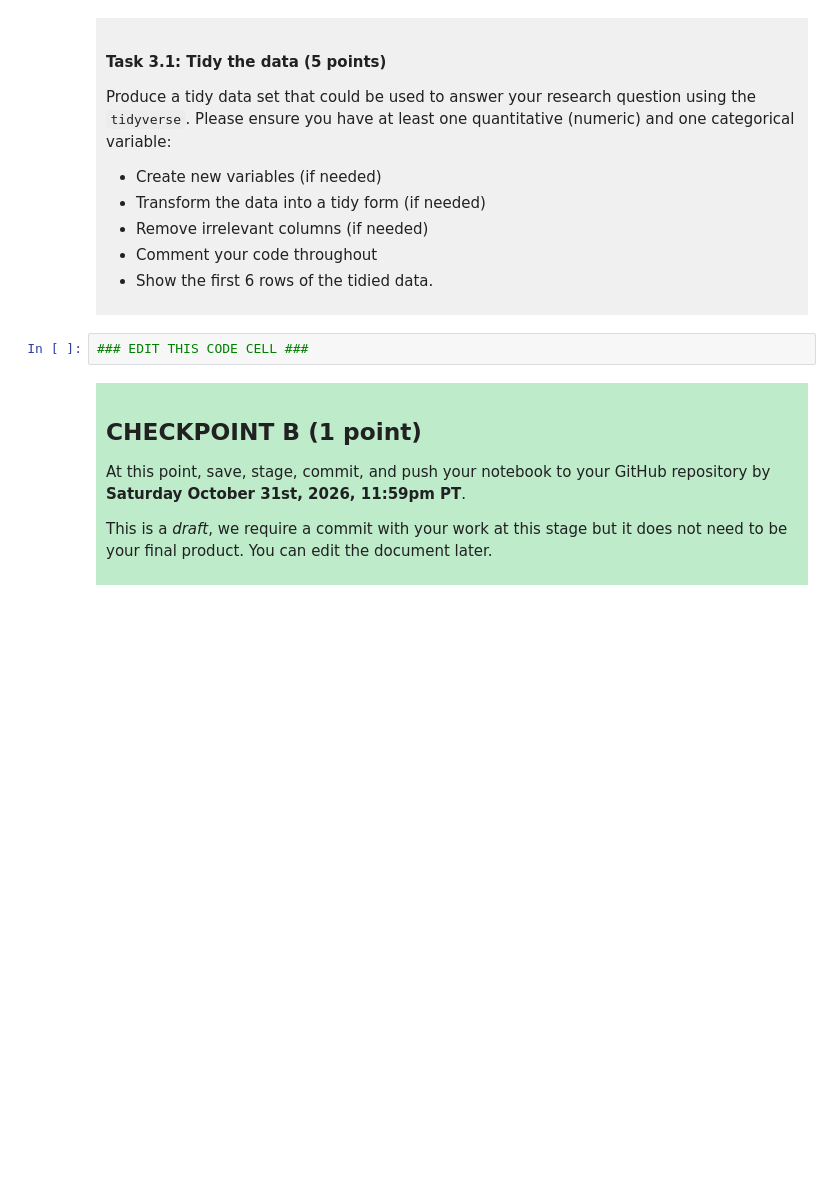
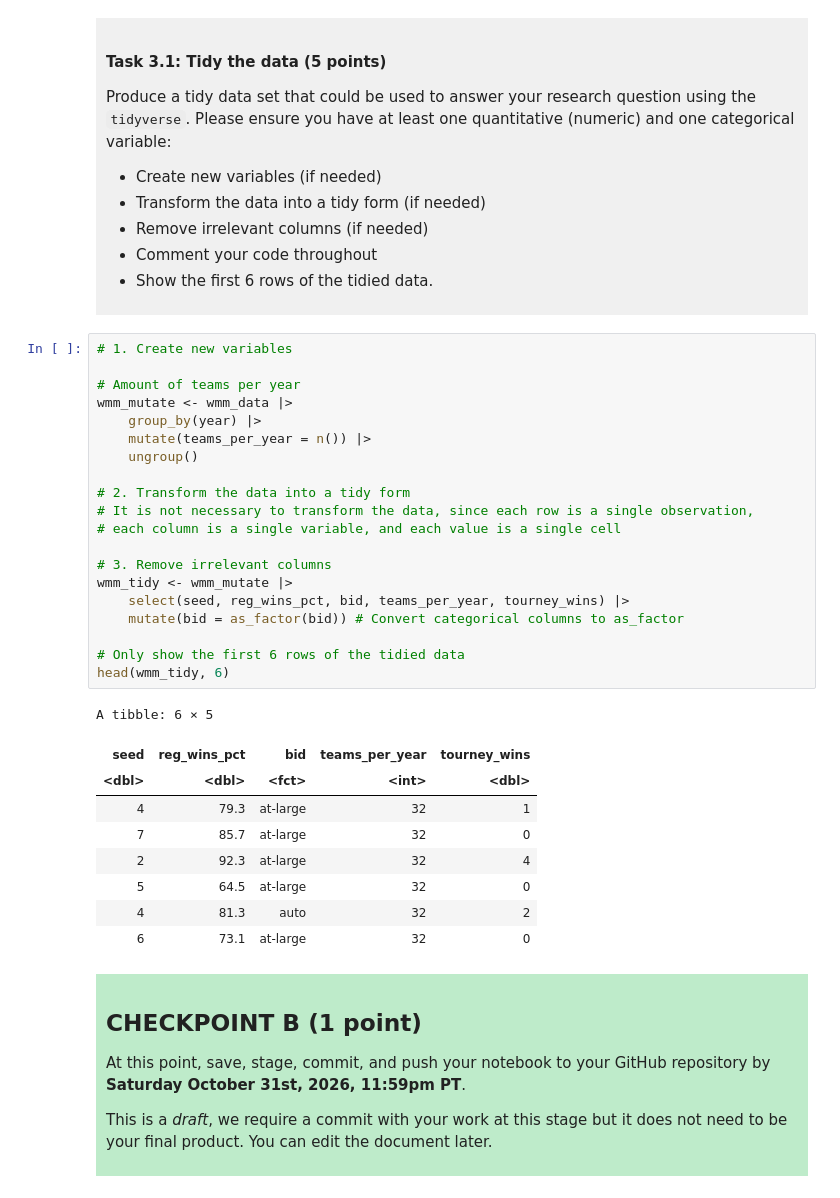
Before and after one commit to diegocrdz/dsci-100-project-diego-cordova, a Jupyter notebook: dsci-100-project-notebook.ipynb, the cells around one changed output. Saved outputs shown, nothing was run; the diff lists cells and outputs as text; blank space fills up the shorter version.

```diff
--- a/dsci-100-project-notebook.ipynb
+++ b/dsci-100-project-notebook.ipynb
@@ -189,7 +215,35 @@ Produce a tidy data set that could be used to answer your research question usin
 
 </div>
 # %%
-### EDIT THIS CODE CELL ###
+# 1. Create new variables
+
+# Amount of teams per year
+wmm_mutate <- wmm_data |>
+    group_by(year) |>
+    mutate(teams_per_year = n()) |>
+    ungroup()
+
+# 2. Transform the data into a tidy form
+# It is not necessary to transform the data, since each row is a single observation,
+# each column is a single variable, and each value is a single cell
+
+# 3. Remove irrelevant columns
+wmm_tidy <- wmm_mutate |>
+    select(seed, reg_wins_pct, bid, teams_per_year, tourney_wins) |>
+    mutate(bid = as_factor(bid)) # Convert categorical columns to as_factor
+
+# Only show the first 6 rows of the tidied data
+head(wmm_tidy, 6)
+# %% [output]
+A tibble: 6 × 5
+| seed | reg_wins_pct | bid | teams_per_year | tourney_wins |
+| <dbl> | <dbl> | <fct> | <int> | <dbl> |
+| 4 | 79.3 | at-large | 32 | 1 |
+| 7 | 85.7 | at-large | 32 | 0 |
+| 2 | 92.3 | at-large | 32 | 4 |
+| 5 | 64.5 | at-large | 32 | 0 |
+| 4 | 81.3 | auto | 32 | 2 |
+| 6 | 73.1 | at-large | 32 | 0 |
 # %% [markdown]
 <div style="background-color: #beebca; padding: 10px;">
 
```
Also changed, not shown: parts of 3 cells of this notebook.
